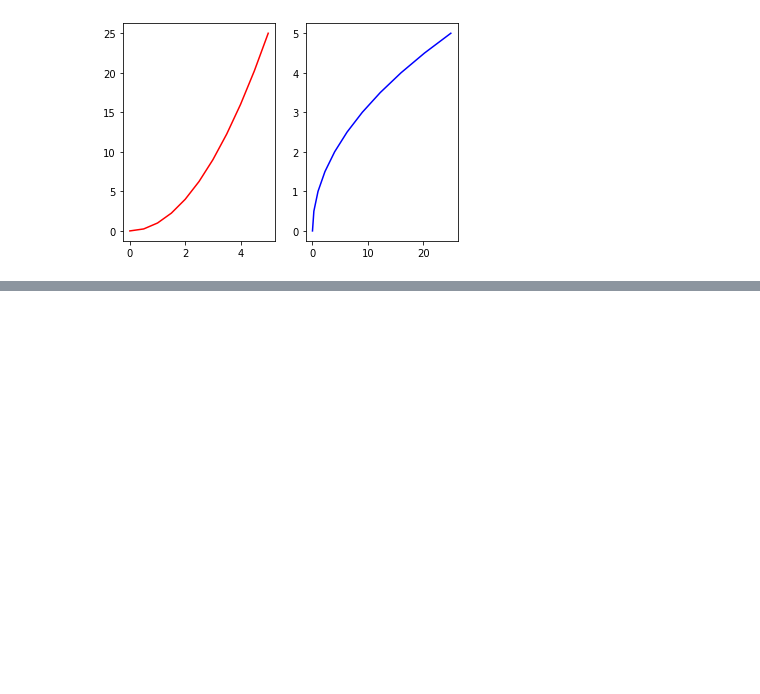
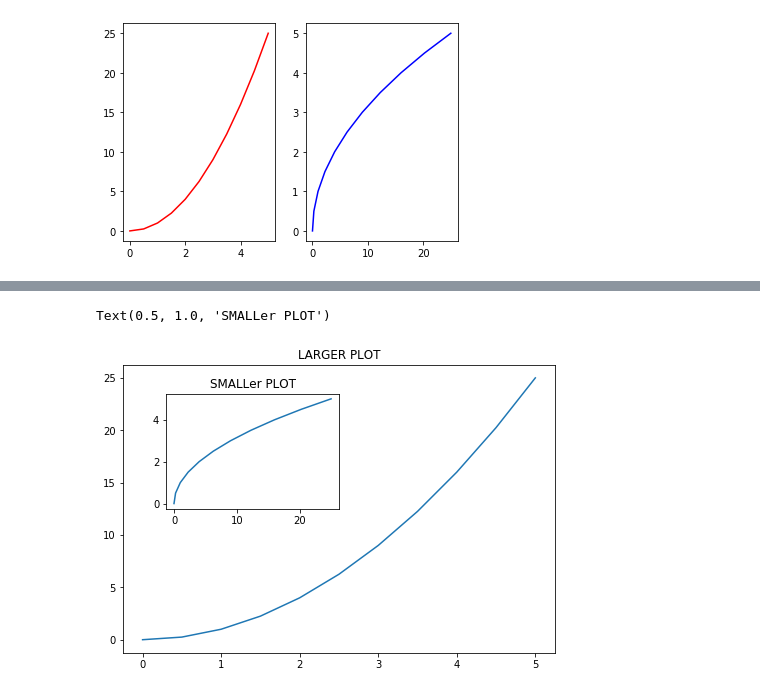
Before and after one commit to akashmallik/data-science-n-machine-learning, a Jupyter notebook: matplotlib/matplotlib.ipynb, the cells around one changed output, grey strips where cells are left out. Drawn from its saved outputs; the diff is of its cells as text; code cells hidden in the pictures; blank space fills up the shorter version.

```diff
--- a/matplotlib/matplotlib.ipynb
+++ b/matplotlib/matplotlib.ipynb
@@ -28,0 +47,12 @@ plt.show()
+# %%
+fig = plt.figure()
+axes1 = fig.add_axes([0,0,1,1])
+axes1.plot(x,y)
+axes1.set_title('LARGER PLOT')
+
+axes2 = fig.add_axes([0.1,0.5, 0.4, 0.4])
+axes2.plot(y,x)
+axes2.set_title('SMALLer PLOT')
+# %% [output]
+Text(0.5, 1.0, 'SMALLer PLOT')
+[figure, added]
```
Also changed, not shown: parts of 4 cells of this notebook.
